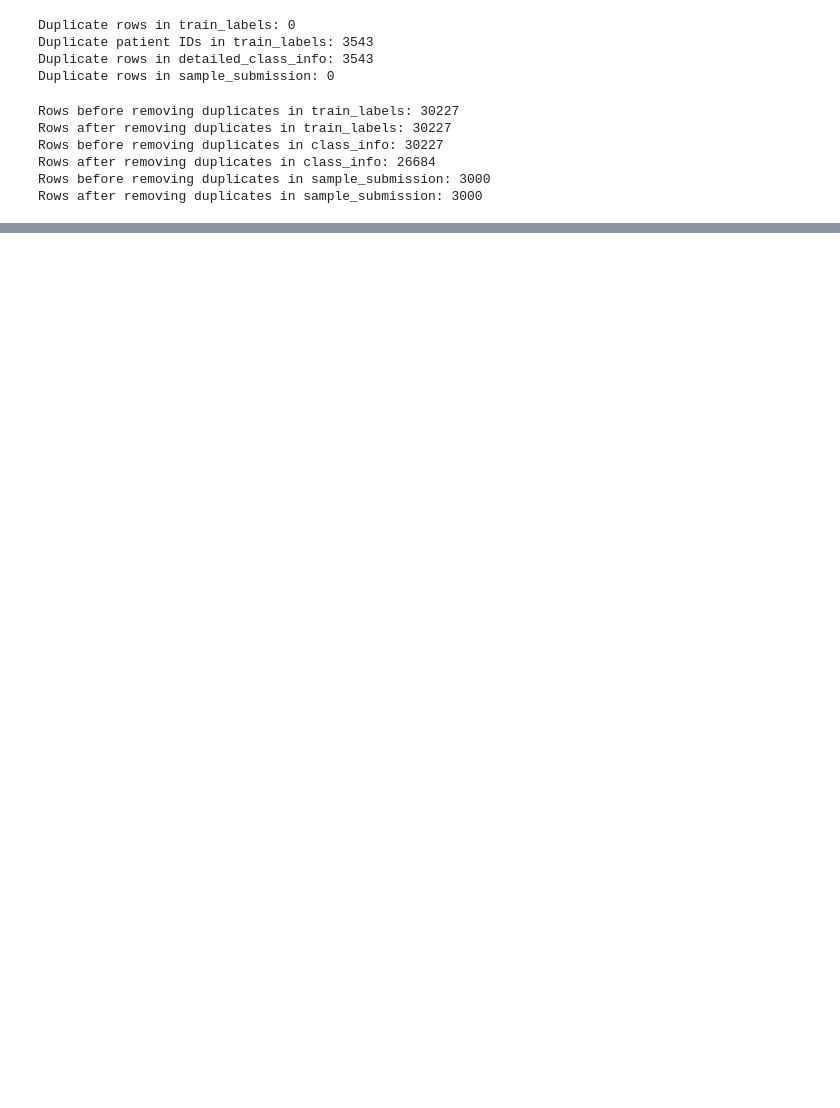
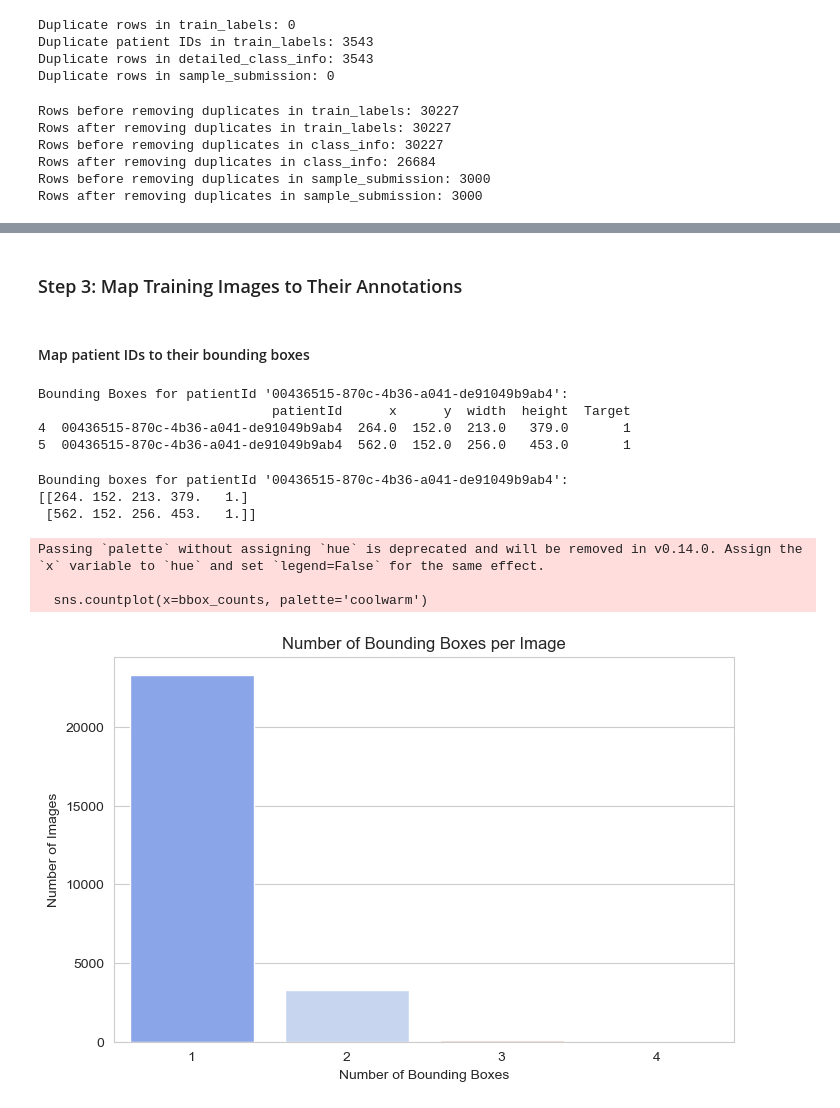
Before and after one commit to nkpatro/Pneumonia-Detection, a Jupyter notebook: capstone.ipynb, the cells around one changed output, grey strips where cells are left out. Saved outputs shown, nothing was run; the diff lists cells and outputs as text; code cells hidden in the pictures; blank space fills up the shorter version.

```diff
--- a/capstone.ipynb
+++ b/capstone.ipynb
@@ -190,0 +233,49 @@ Rows after removing duplicates in sample_submission: 3000
+# %% [markdown]
+### Step 3: Map Training Images to Their Annotations
+# %% [markdown]
+#### Map patient IDs to their bounding boxes
+# %%
+# Group annotations by patientId clearly
+annotations_grouped = train_labels_cleaned.groupby('patientId')
+
+# Example: Display annotations for a specific patient clearly
+sample_patient = train_labels_cleaned[train_labels_cleaned['Target'] == 1]['patientId'].iloc[0]
+
+print(f"\nBounding Boxes for patientId '{sample_patient}':")
+print(annotations_grouped.get_group(sample_patient))
+# %% [output]
+Bounding Boxes for patientId '00436515-870c-4b36-a041-de91049b9ab4':
+                              patientId      x      y  width  height  Target
+4  00436515-870c-4b36-a041-de91049b9ab4  264.0  152.0  213.0   379.0       1
+5  00436515-870c-4b36-a041-de91049b9ab4  562.0  152.0  256.0   453.0       1
+# %%
+# Create dictionary mapping patientId to list of bounding boxes (coordinates)
+bbox_dict = {}
+
+for patientId, group in annotations_grouped:
+    bboxes = group[['x', 'y', 'width', 'height', 'Target']].values
+    bbox_dict[patientId] = bboxes
+
+# Verify clearly
+print(f"Bounding boxes for patientId '{sample_patient}':")
+print(bbox_dict[sample_patient])
+# %% [output]
+Bounding boxes for patientId '00436515-870c-4b36-a041-de91049b9ab4':
+[[264. 152. 213. 379.   1.]
+ [562. 152. 256. 453.   1.]]
+# %%
+# Count number of bounding boxes per image
+bbox_counts = annotations_grouped.size()
+
+# Distribution clearly shown
+plt.figure(figsize=(8,5))
+sns.countplot(x=bbox_counts, palette='coolwarm')
+plt.title("Number of Bounding Boxes per Image")
+plt.xlabel("Number of Bounding Boxes")
+plt.ylabel("Number of Images")
+plt.show()
+# %% [output]
+Passing `palette` without assigning `hue` is deprecated and will be removed in v0.14.0. Assign the `x` variable to `hue` and set `legend=False` for the same effect.
+
+  sns.countplot(x=bbox_counts, palette='coolwarm')
+[figure, added]
```
Also changed, not shown: parts of 8 cells of this notebook.
